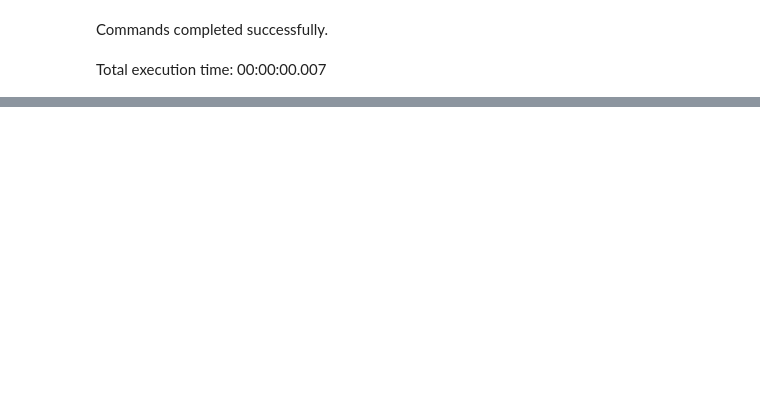
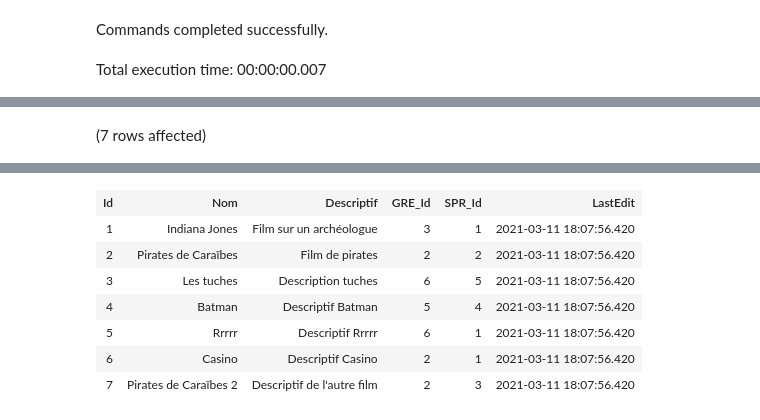
Before and after one commit to mbaumanndev/iut-2a-bdda, a Jupyter notebook: SQL.ipynb, the cells around one changed output, grey strips where cells are left out. Saved outputs shown, nothing was run; the diff lists cells and outputs as text; code cells hidden in the pictures; blank space fills up the shorter version.

```diff
--- a/SQL.ipynb
+++ b/SQL.ipynb
@@ -422,0 +507,4 @@ Total execution time: 00:00:00.015
+# %%
+SELECT * FROM [data].[Film_FLM]
+# %% [output]
+(7 rows affected)
@@ -422,0 +512,8 @@ Total execution time: 00:00:00.015
+| Id | Nom | Descriptif | GRE_Id | SPR_Id | LastEdit |
+| 1 | Indiana Jones | Film sur un archéologue | 3 | 1 | 2021-03-11 18:07:56.420 |
+| 2 | Pirates de Caraïbes | Film de pirates | 2 | 2 | 2021-03-11 18:07:56.420 |
+| 3 | Les tuches | Description tuches | 6 | 5 | 2021-03-11 18:07:56.420 |
+| 4 | Batman | Descriptif Batman | 5 | 4 | 2021-03-11 18:07:56.420 |
+| 5 | Rrrrr | Descriptif Rrrrr | 6 | 1 | 2021-03-11 18:07:56.420 |
+| 6 | Casino | Descriptif Casino | 2 | 1 | 2021-03-11 18:07:56.420 |
+| 7 | Pirates de Caraïbes 2 | Descriptif de l'autre film | 2 | 3 | 2021-03-11 18:07:56.420 |
```
Also changed, not shown: parts of 39 cells of this notebook.
